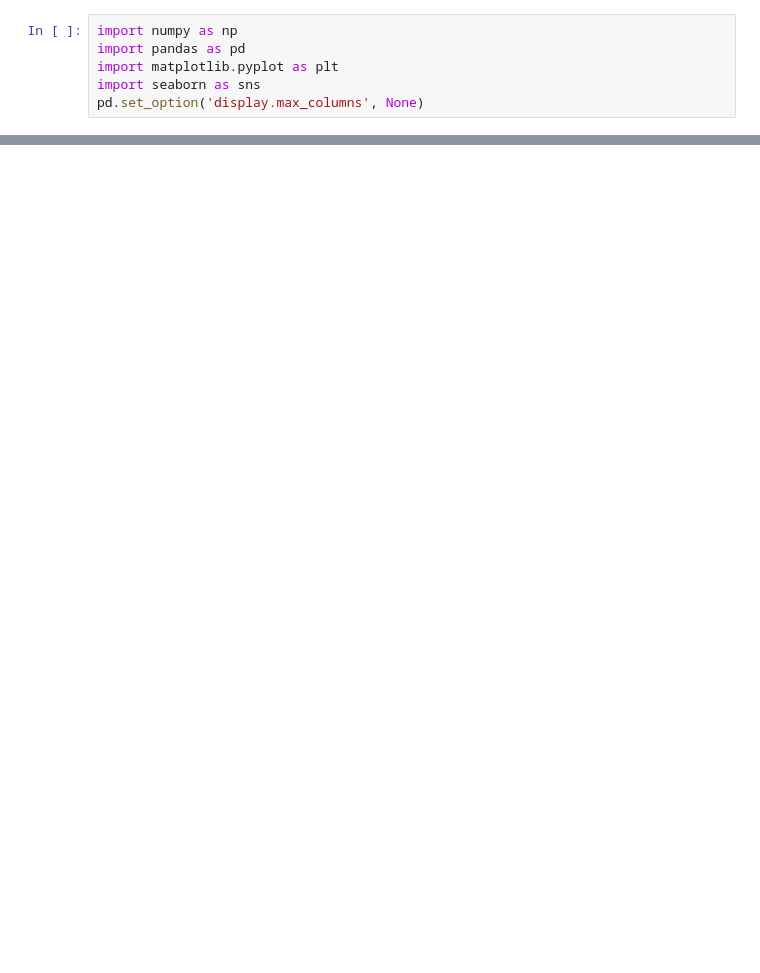
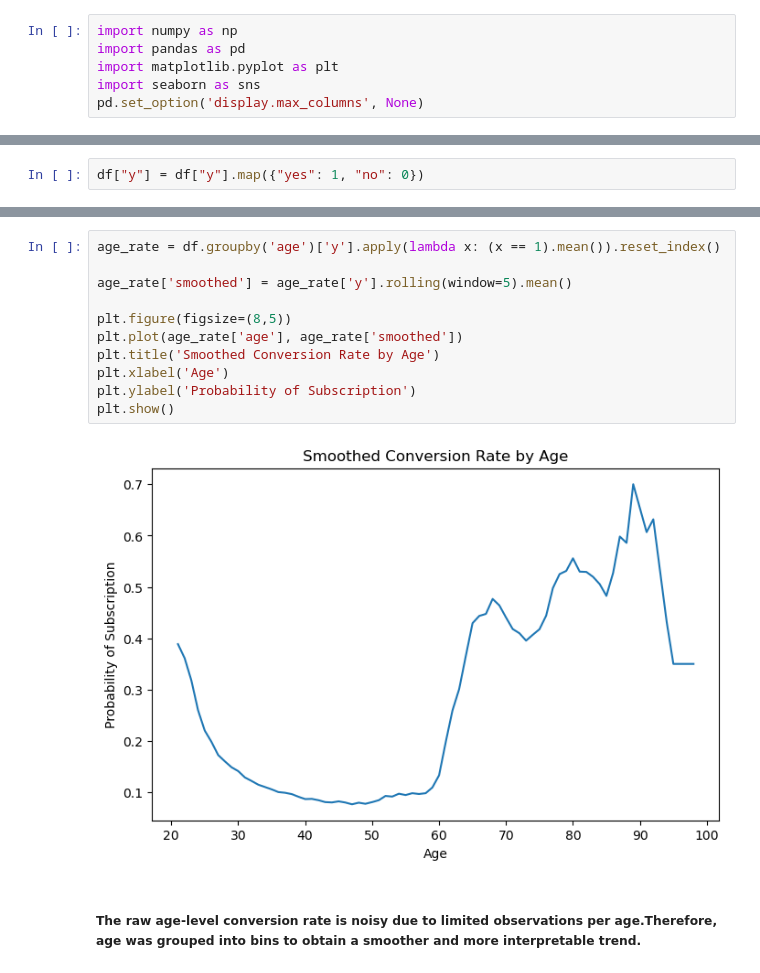
Before and after one commit to artooza/git-practice, a Jupyter notebook: Analytics.ipynb, the cells around one changed output, grey strips where cells are left out. Drawn from its saved outputs; the diff is of its cells as text; blank space fills up the shorter version.

```diff
--- a/Analytics.ipynb
+++ b/Analytics.ipynb
@@ -16,0 +70,2 @@ df.head()
+# %%
+df["y"] = df["y"].map({"yes": 1, "no": 0})
@@ -16,0 +99,15 @@ df.head()
+# %%
+age_rate = df.groupby('age')['y'].apply(lambda x: (x == 1).mean()).reset_index()
+
+age_rate['smoothed'] = age_rate['y'].rolling(window=5).mean()
+
+plt.figure(figsize=(8,5))
+plt.plot(age_rate['age'], age_rate['smoothed'])
+plt.title('Smoothed Conversion Rate by Age')
+plt.xlabel('Age')
+plt.ylabel('Probability of Subscription')
+plt.show()
+# %% [output]
+[figure, added]
+# %% [markdown]
+##### The raw age-level conversion rate is noisy due to limited observations per age.Therefore, age was grouped into bins to obtain a smoother and more interpretable trend.
```
Also changed, not shown: parts of 33 cells of this notebook.
